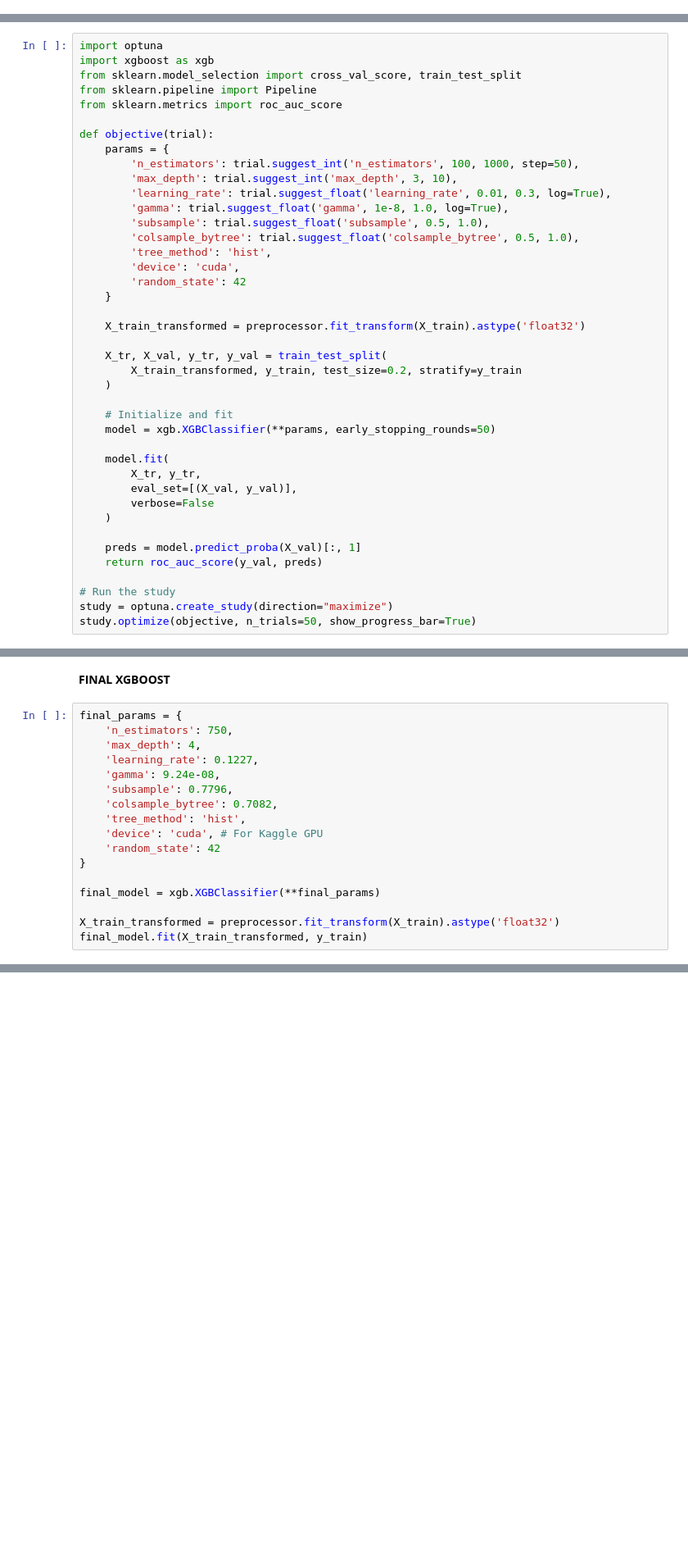
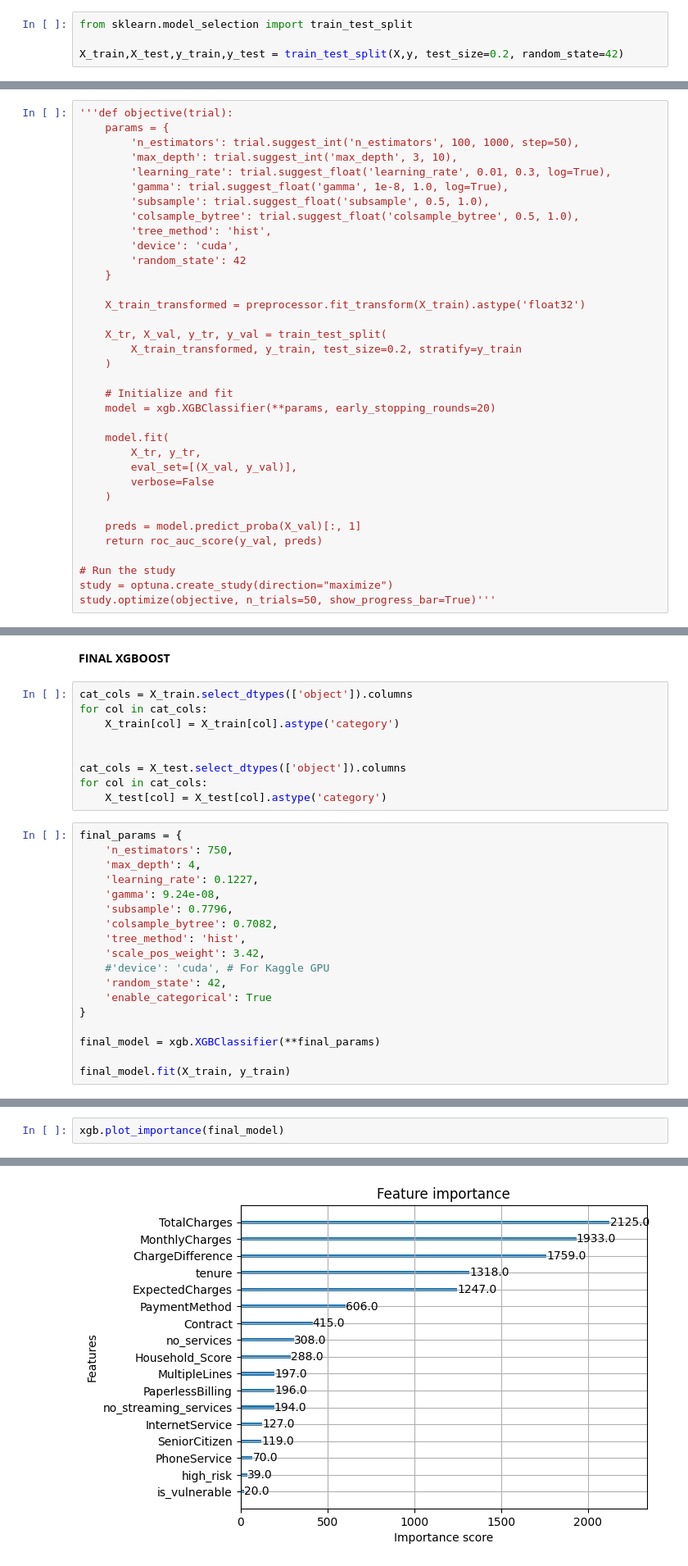
Before and after one commit to hxrshbhullar/Churn-Prediction-Kaggle-Competition, a Jupyter notebook: churnprediction-kaggle.ipynb, the cells around one changed output, grey strips where cells are left out. Shown at 82% size. Saved outputs shown, nothing was run; the diff lists cells and outputs as text; blank space fills up the shorter version.

```diff
--- a/churnprediction-kaggle.ipynb
+++ b/churnprediction-kaggle.ipynb
@@ -456,13 +156,11 @@ print("Confusion Matrix:\n",confusion_matrix(y_val, y_pred))
+# %%
+from sklearn.model_selection import train_test_split
+
+X_train,X_test,y_train,y_test = train_test_split(X,y, test_size=0.2, random_state=42)
 # %% [markdown]
 **XGBOOST WITH OPTUNA:** finding the best parameters using a gradient based approach to handle the compute time taken by the system
 # %%
-import optuna
-import xgboost as xgb
-from sklearn.model_selection import cross_val_score, train_test_split
-from sklearn.pipeline import Pipeline
-from sklearn.metrics import roc_auc_score
-
-def objective(trial):
+'''def objective(trial):
     params = {
         'n_estimators': trial.suggest_int('n_estimators', 100, 1000, step=50),
         'max_depth': trial.suggest_int('max_depth', 3, 10),
@@ -482,7 +180,7 @@ def objective(trial):
     )
 
     # Initialize and fit
-    model = xgb.XGBClassifier(**params, early_stopping_rounds=50)
+    model = xgb.XGBClassifier(**params, early_stopping_rounds=20)
 
     model.fit(
         X_tr, y_tr,
@@ -495,4 +193,4 @@ def objective(trial):
 
 # Run the study
 study = optuna.create_study(direction="maximize")
-study.optimize(objective, n_trials=50, show_progress_bar=True)
+study.optimize(objective, n_trials=50, show_progress_bar=True)'''
@@ -544,5 +206,14 @@ Best trial number: 37
 # %% [markdown]
 **FINAL XGBOOST**
+# %%
+cat_cols = X_train.select_dtypes(['object']).columns
+for col in cat_cols:
+    X_train[col] = X_train[col].astype('category')
+
+
+cat_cols = X_test.select_dtypes(['object']).columns
+for col in cat_cols:
+    X_test[col] = X_test[col].astype('category')
 # %%
 final_params = {
     'n_estimators': 750,
@@ -552,14 +223,15 @@ final_params = {
     'subsample': 0.7796,
     'colsample_bytree': 0.7082,
     'tree_method': 'hist',
-    'device': 'cuda', # For Kaggle GPU
-    'random_state': 42
+    'scale_pos_weight': 3.42,
+    #'device': 'cuda', # For Kaggle GPU
+    'random_state': 42,
+    'enable_categorical': True
 }
 
 final_model = xgb.XGBClassifier(**final_params)
 
-X_train_transformed = preprocessor.fit_transform(X_train).astype('float32')
-final_model.fit(X_train_transformed, y_train)
+final_model.fit(X_train, y_train)
 # %% [output]
 XGBClassifier(base_score=None, booster=None, callbacks=None,
               colsample_bylevel=None, colsample_bynode=None,
@@ -575,0 +274,3 @@ XGBClassifier(base_score=None, booster=None, callbacks=None,
+# %%
+xgb.plot_importance(final_model)
+# %% [output]
@@ -575,0 +278 @@ XGBClassifier(base_score=None, booster=None, callbacks=None,
+[figure, added]
```
Also changed, not shown: parts of 37 cells of this notebook.
